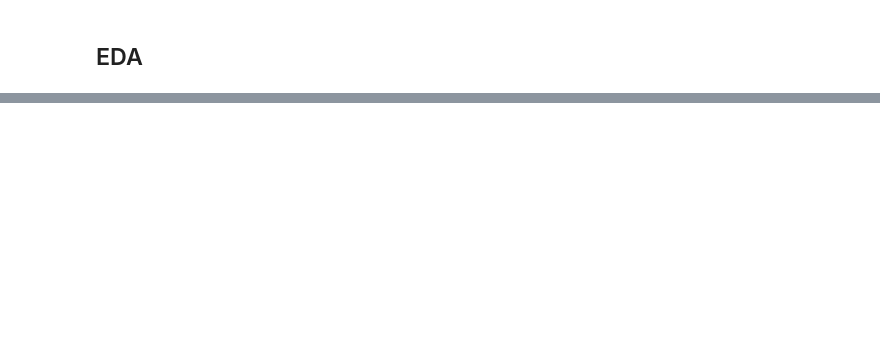
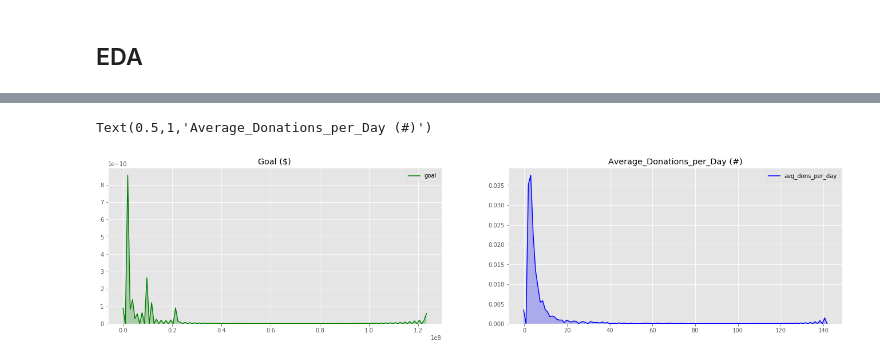
Before and after one commit to deckerdog/WebScrapeProj, a Jupyter notebook: scrape_proj_final.ipynb, the cells around one changed output, grey strips where cells are left out. Saved outputs shown, nothing was run; the diff lists cells and outputs as text; code cells hidden in the pictures; blank space fills up the shorter version.

```diff
--- a/scrape_proj_final.ipynb
+++ b/scrape_proj_final.ipynb
@@ -689,0 +179,12 @@ plt.show()
+# %%
+#density plots cont.
+fig, ax =plt.subplots(1, 2, figsize=(23,5))
+
+y = sns.kdeplot(df['goal'],shade=True, ax=ax[0], color="g")
+y.set_title("Goal ($)")
+
+x = sns.kdeplot(df['avg_dons_per_day'], shade=True, ax=ax[1], color="b")
+x.set_title("Average_Donations_per_Day (#)")
+# %% [output]
+Text(0.5,1,'Average_Donations_per_Day (#)')
+[figure, added]
```
Also changed, not shown: parts of 100 cells of this notebook, 1 other file.
